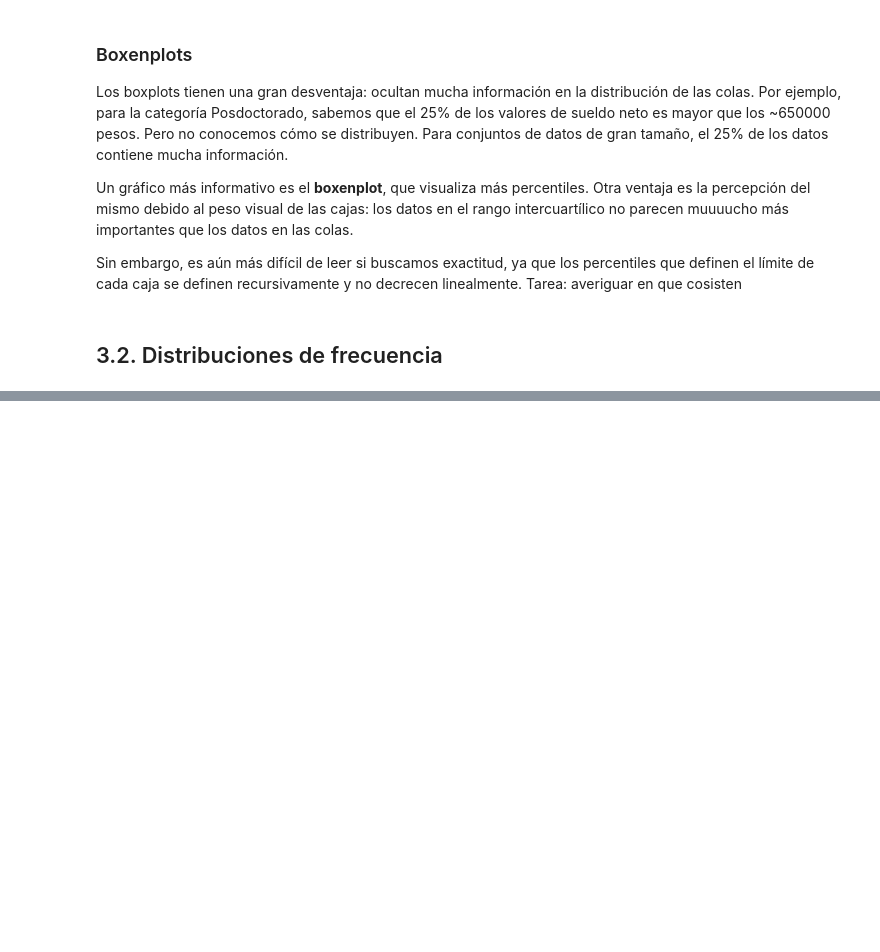
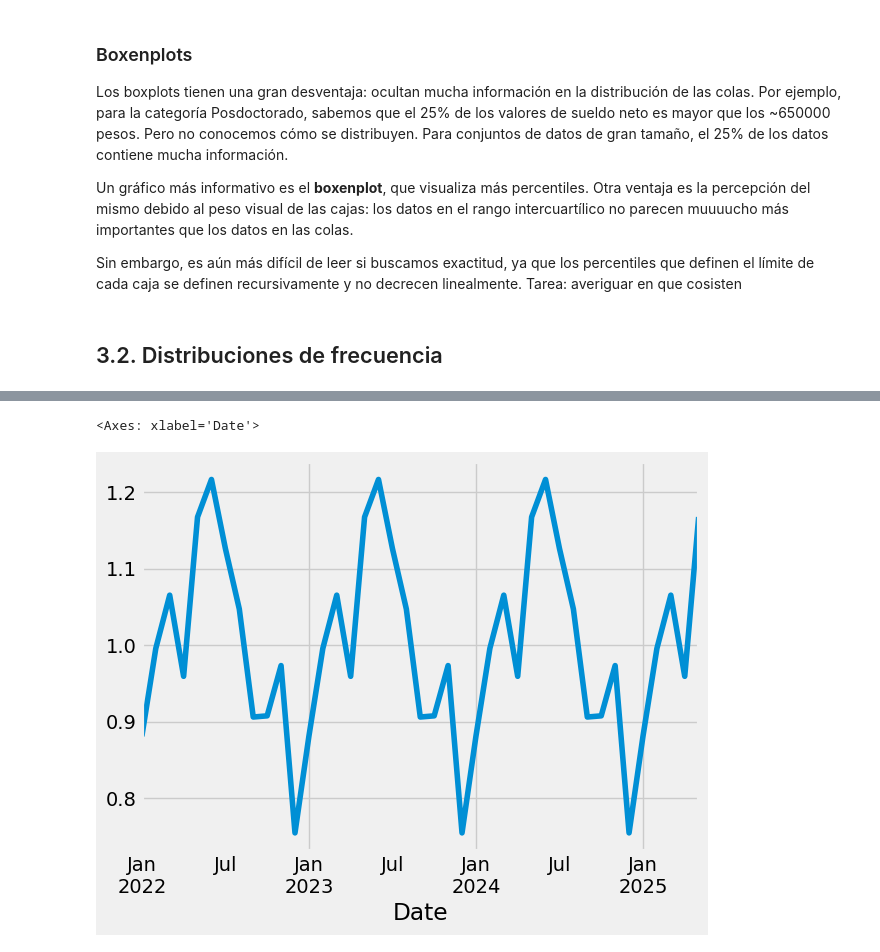
Before and after one commit to JonathanRosasV/PythonBasico2, a Jupyter notebook: Clase_3/python2_clase_3.ipynb, the cells around one changed output, grey strips where cells are left out. Drawn from its saved outputs; the diff is of its cells as text; code cells hidden in the pictures; blank space fills up the shorter version.

```diff
--- a/Clase_3/python2_clase_3.ipynb
+++ b/Clase_3/python2_clase_3.ipynb
@@ -887,0 +1024,5 @@ plt.ticklabel_format(style='plain', axis='x')
+# %%
+serie.seasonal.plot()
+# %% [output]
+<Axes: xlabel='Date'>
+[figure, added]
```
Also changed, not shown: parts of 15 cells of this notebook.
